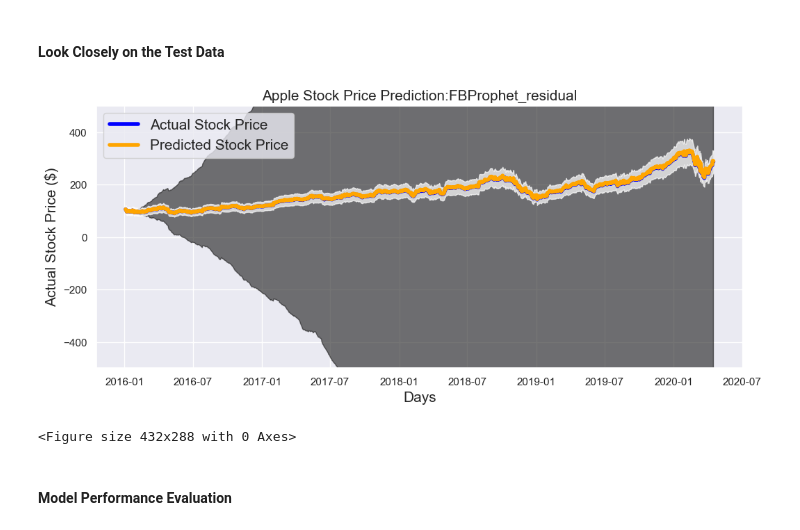
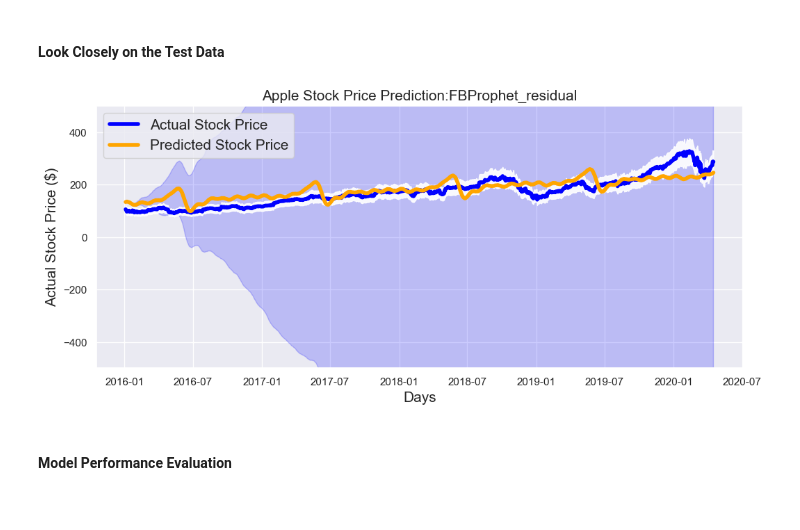
Before and after one commit to saimoom026/Springboard, a Jupyter notebook: springboard/Capstone two/Stock-price-prediction-modelling.ipynb, the cells around one changed output. Drawn from its saved outputs; the diff is of its cells as text; code cells hidden in the pictures.

Commit message:
Apple stock price prediction modelling

```diff
--- a/springboard/Capstone two/Stock-price-prediction-modelling.ipynb
+++ b/springboard/Capstone two/Stock-price-prediction-modelling.ipynb
@@ -1320,0 +1654,10 @@ residual_train.head()
+# %%
+# take error prediction data for 2016-2020
+
+fc_error = forecast_error[forecast_error.ds.isin(test_data_unique.index)]
+# %%
+# add 'residual' column to the train_data
+residual_train.rename(columns={"y": "residual"}, inplace=True)
+train_data['residual']=residual_train['residual']
+#train_data.drop(columns=['cap','floor'], inplace=True)
+train_data.head()
@@ -1321,7 +1671,7 @@ residual_train.head()
 # %%
 # residual for test data
-residual_test = fc_trendchange
-residual_test['residual'] = test_data_unique.close.values- fc_trendchange.yhat.values
+residual_test = fc_error
+residual_test['residual'] = fc_error.yhat.values
 residual_test = residual_test.filter(['ds', 'residual'])
 residual_test.head()
 # %% [output]
@@ -1365,15 +1717,15 @@ INFO:fbprophet:Disabling daily seasonality. Run prophet with daily_seasonality=T
 # %%
 # Predict on the price
 
-forecast = m7.predict(residual)
+forecast_residual = m7.predict(residual)
 
 
 # plot the forecast
 
 plt.figure(figsize=(12,5), dpi=100)
 
-fig = m7.plot(forecast)
-fig = m7.plot_components(forecast)
+fig = m7.plot(forecast_residual)
+fig = m7.plot_components(forecast_residual)
 
 
 plt.grid(True)
@@ -1390,18 +1742,17 @@ plt.show()
 # %%
 # plot only the train, test and forecast data for 2016-2020
 
 
 # take forecast data for 2016-2020
 
-fc_residual = forecast[forecast.ds.isin(test_data_unique.index)]
+fc_residual = forecast_residual[forecast_residual.ds.isin(test_data_unique.index)]
 
 
 # plot the data
 
 plot_test_Data('FBProphet_residual','FBProphet_residual_prediction', test_data, fc_residual)
 # %% [output]
-[figure, old version]
+[figure, new version]
-<Figure size 432x288 with 0 Axes>
 # %% [markdown]
 #### Model Performance Evaluation
 # %%
```
Also changed, not shown: parts of 129 cells of this notebook.
